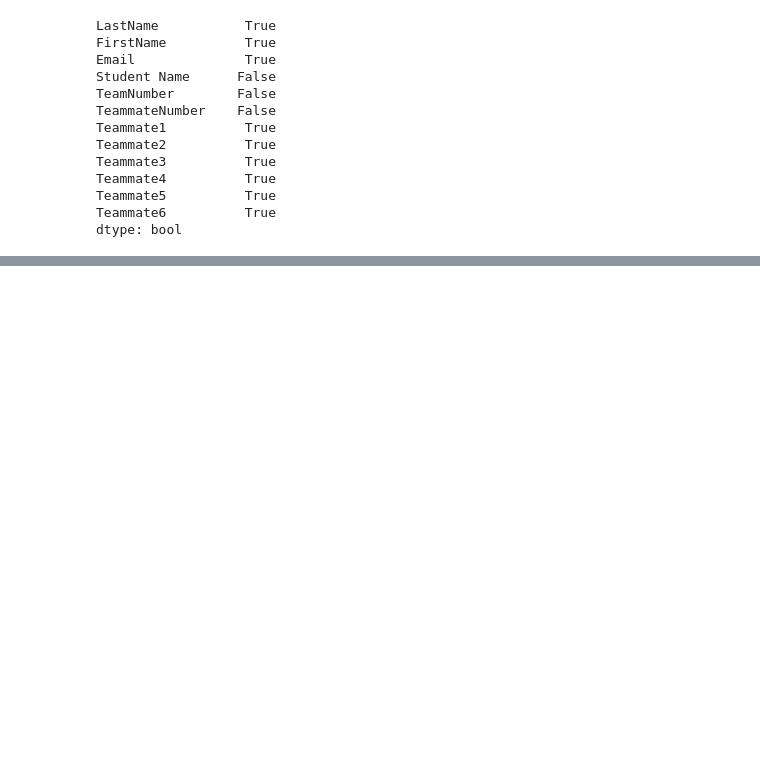
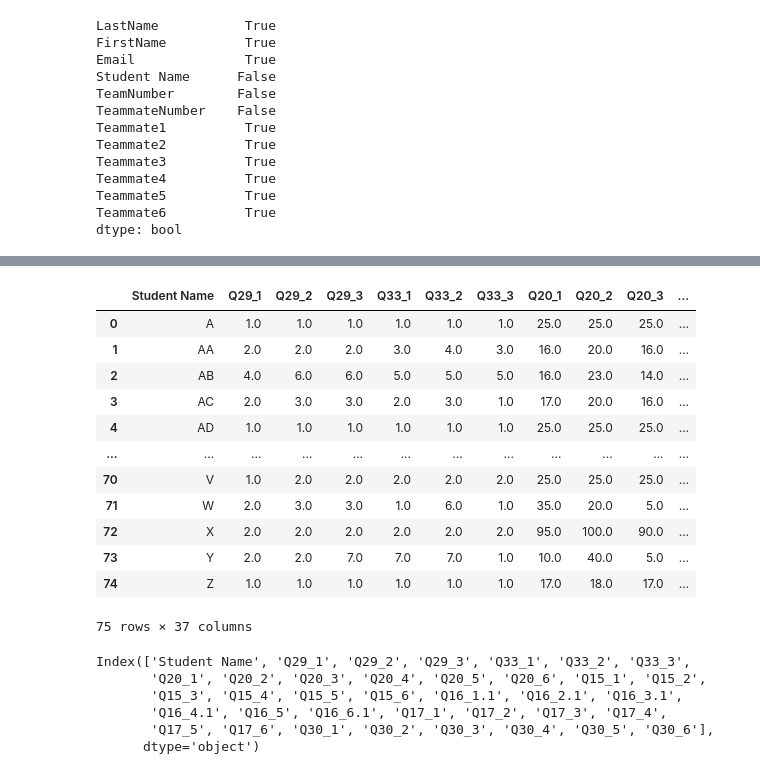
Before and after one commit to PaulDTP/haas, a Jupyter notebook: eda.ipynb, the cells around one changed output, grey strips where cells are left out. Cells and saved outputs as stored; diff of their text form; code cells hidden in the pictures; blank space fills up the shorter version.

```diff
--- a/eda.ipynb
+++ b/eda.ipynb
@@ -60,0 +67,26 @@ dtype: bool
+# %%
+cleaned = pd.read_csv('Assessment_Numerical_Cleaned.csv')
+cleaned
+# %% [output]
+|  | Student Name | Q29_1 | Q29_2 | Q29_3 | Q33_1 | Q33_2 | Q33_3 | Q20_1 | Q20_2 | Q20_3 | ... |
+| 0 | A | 1.0 | 1.0 | 1.0 | 1.0 | 1.0 | 1.0 | 25.0 | 25.0 | 25.0 | ... |
+| 1 | AA | 2.0 | 2.0 | 2.0 | 3.0 | 4.0 | 3.0 | 16.0 | 20.0 | 16.0 | ... |
+| 2 | AB | 4.0 | 6.0 | 6.0 | 5.0 | 5.0 | 5.0 | 16.0 | 23.0 | 14.0 | ... |
+| 3 | AC | 2.0 | 3.0 | 3.0 | 2.0 | 3.0 | 1.0 | 17.0 | 20.0 | 16.0 | ... |
+| 4 | AD | 1.0 | 1.0 | 1.0 | 1.0 | 1.0 | 1.0 | 25.0 | 25.0 | 25.0 | ... |
+| ... | ... | ... | ... | ... | ... | ... | ... | ... | ... | ... | ... |
+| 70 | V | 1.0 | 2.0 | 2.0 | 2.0 | 2.0 | 2.0 | 25.0 | 25.0 | 25.0 | ... |
+| 71 | W | 2.0 | 3.0 | 3.0 | 1.0 | 6.0 | 1.0 | 35.0 | 20.0 | 5.0 | ... |
+| 72 | X | 2.0 | 2.0 | 2.0 | 2.0 | 2.0 | 2.0 | 95.0 | 100.0 | 90.0 | ... |
+| 73 | Y | 2.0 | 2.0 | 7.0 | 7.0 | 7.0 | 1.0 | 10.0 | 40.0 | 5.0 | ... |
+| 74 | Z | 1.0 | 1.0 | 1.0 | 1.0 | 1.0 | 1.0 | 17.0 | 18.0 | 17.0 | ... |
+75 rows × 37 columns
+# %%
+cleaned.columns
+# %% [output]
+Index(['Student Name', 'Q29_1', 'Q29_2', 'Q29_3', 'Q33_1', 'Q33_2', 'Q33_3',
+       'Q20_1', 'Q20_2', 'Q20_3', 'Q20_4', 'Q20_5', 'Q20_6', 'Q15_1', 'Q15_2',
+       'Q15_3', 'Q15_4', 'Q15_5', 'Q15_6', 'Q16_1.1', 'Q16_2.1', 'Q16_3.1',
+       'Q16_4.1', 'Q16_5', 'Q16_6.1', 'Q17_1', 'Q17_2', 'Q17_3', 'Q17_4',
+       'Q17_5', 'Q17_6', 'Q30_1', 'Q30_2', 'Q30_3', 'Q30_4', 'Q30_5', 'Q30_6'],
+      dtype='object')
```
Also changed, not shown: parts of 5 cells of this notebook, 6 other files.
